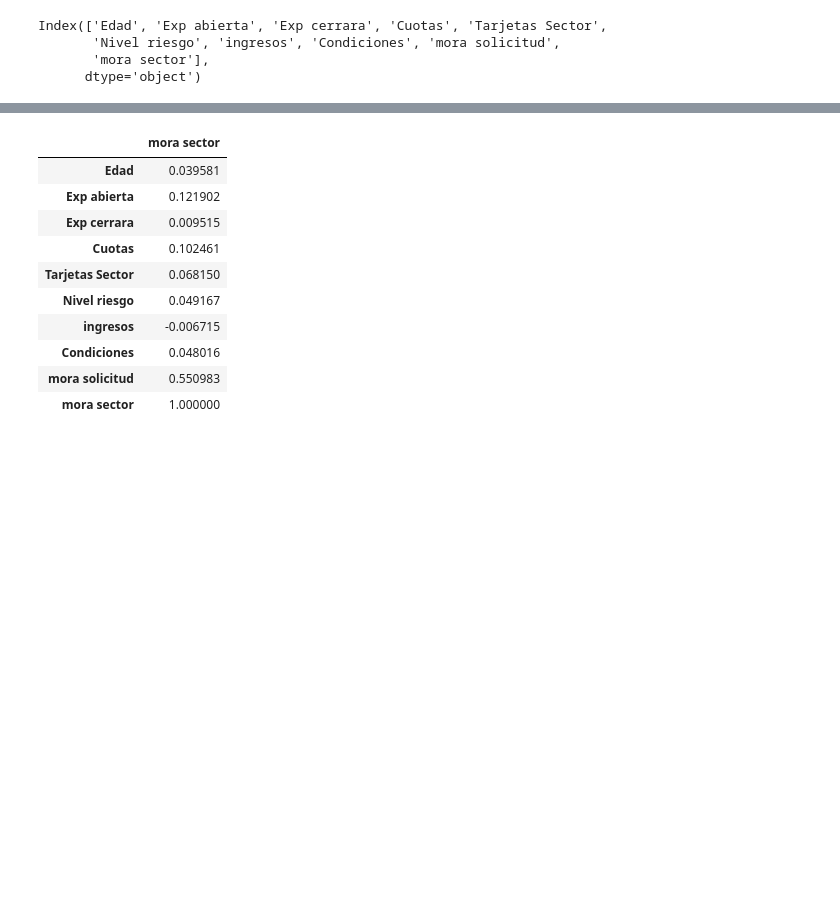
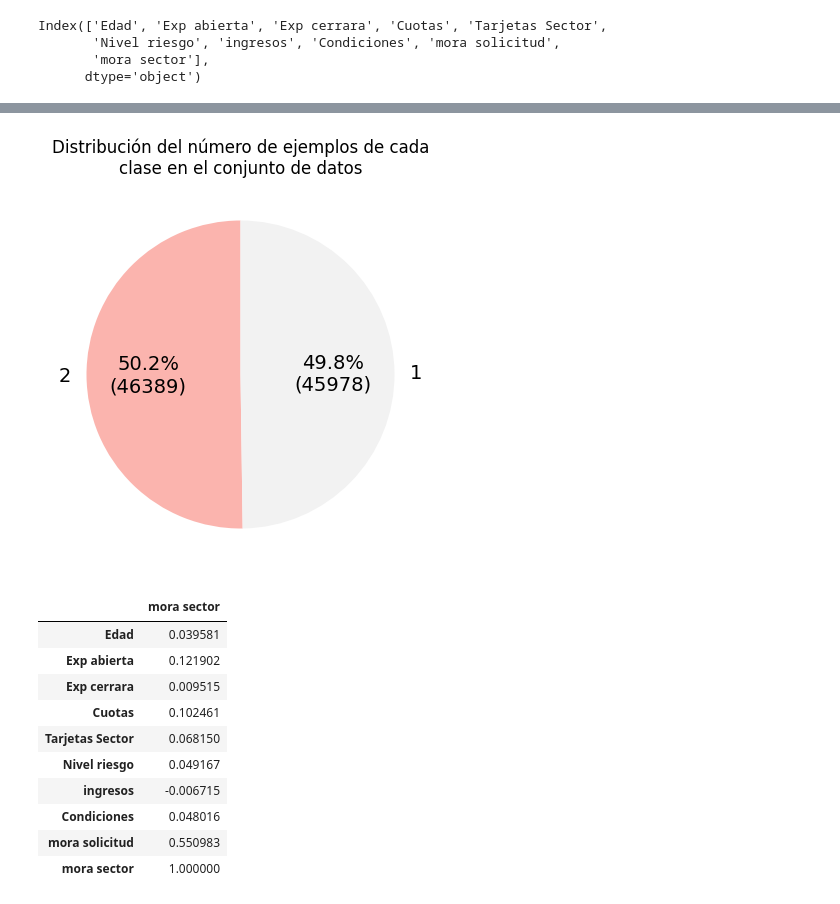
Before and after one commit to jjcuervo/Curso_introduccion, a Jupyter notebook: Taller_1,_2_y_3_Análisis_de_Datos.ipynb, the cells around one changed output, grey strips where cells are left out. Saved outputs shown, nothing was run; the diff lists cells and outputs as text; code cells hidden in the pictures; blank space fills up the shorter version.

```diff
--- a/Taller_1,_2_y_3_Análisis_de_Datos.ipynb
+++ b/Taller_1,_2_y_3_Análisis_de_Datos.ipynb
@@ -172,3 +330,23 @@ Index(['Edad', 'Exp abierta', 'Exp cerrara', 'Cuotas', 'Tarjetas Sector',
+# %%
+#Econtremos cómo están repartidas las categorías en el conjunto de datos para la variable de salida
+conteo_de_ejemplos_por_clase = df['mora sector'].value_counts()
+
+#Revisemos esta información de forma gráfica.
+#-------------------------------------------------------------------------------
+#Usemos un gráfico tipo pastel desde pandas.
+#-------------------------------------------------------------------------------
+conteo_de_ejemplos_por_clase.plot(kind='pie',
+                                    figsize=(5, 5),
+                                    autopct=lambda pct: '{:.1f}%\n({:d})'.format(pct, int(pct/100.*conteo_de_ejemplos_por_clase.sum())), #Con esta función lambda se puede mostrar el porcentaje y el número absoluto de ejemplos en cada categoría.
+                                    startangle=90,       #Esto define la orientación de la línea vertical inicial de las divisiones del pie chart.
+                                    fontsize=14,         #Tamaño de los textos.
+                                    cmap='Pastel1')      #Para otros color maps visite: https://matplotlib.org/stable/tutorials/colors/colormaps.html
+titulo = 'Distribución del número de ejemplos de cada\nclase en el conjunto de datos'
+plt.title(titulo)
+plt.ylabel('')
+plt.show()
+# %% [output]
+[figure, added]
 # %%
 ## Verifico la correlación de cada variable con la variable predictora
 
```
Also changed, not shown: parts of 27 cells of this notebook.
